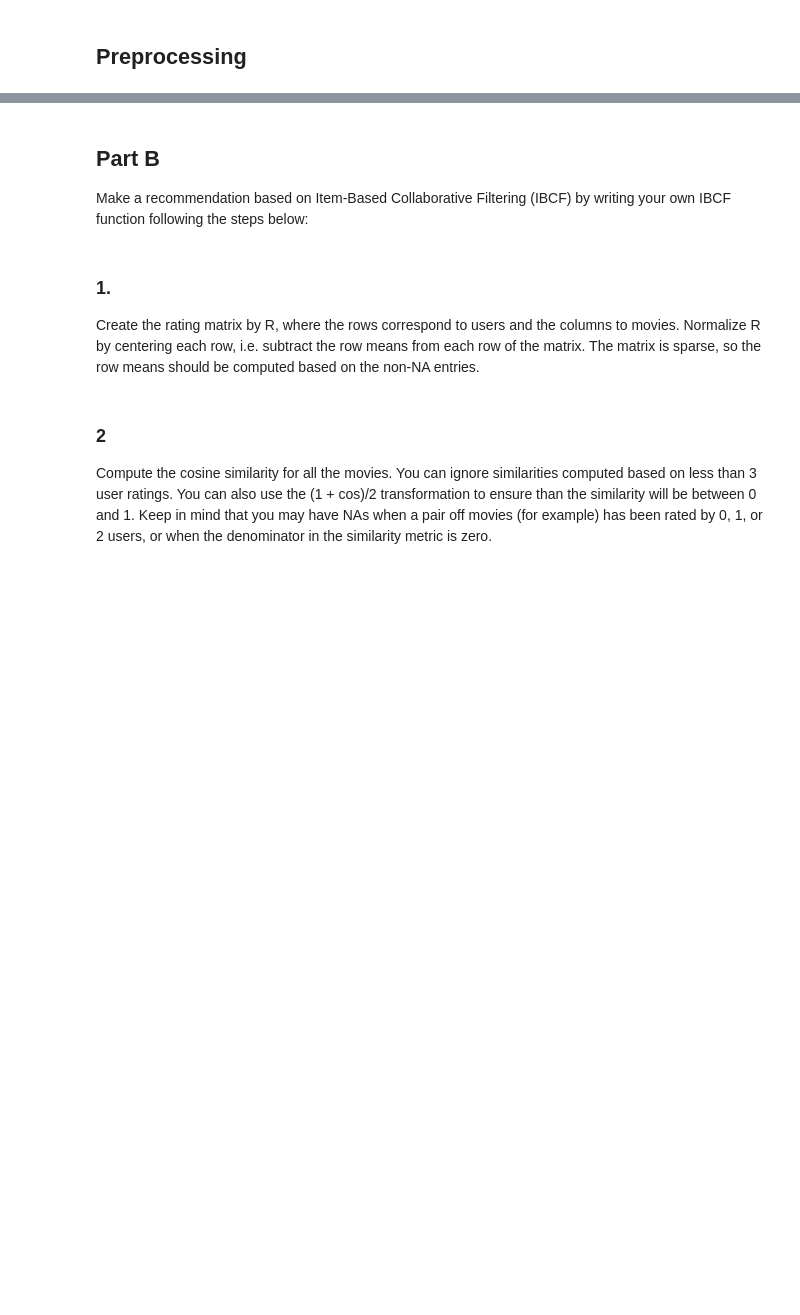
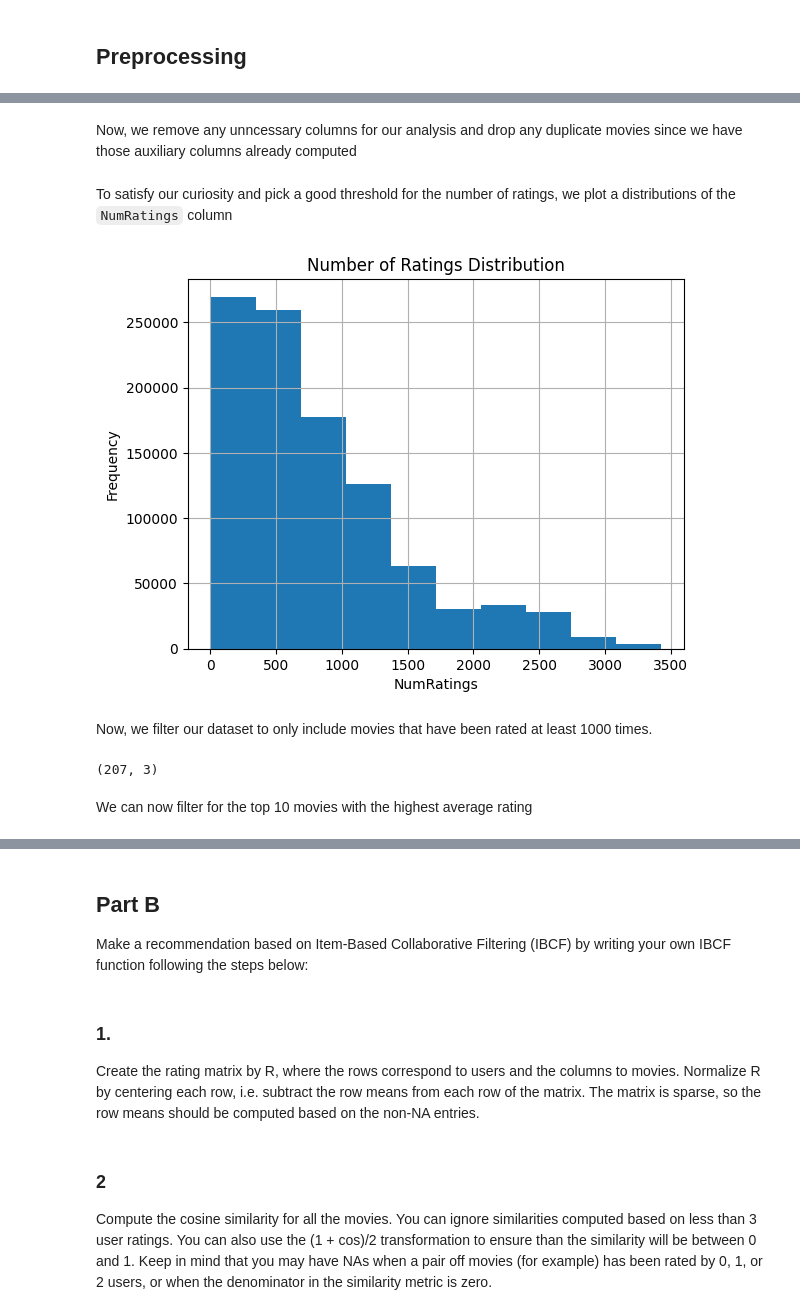
Before and after one commit to adiswami14/movie-recommender, a Jupyter notebook: MovieRecommendation.ipynb, the cells around one changed output, grey strips where cells are left out. Drawn from its saved outputs; the diff is of its cells as text; code cells hidden in the pictures; blank space fills up the shorter version.

```diff
--- a/MovieRecommendation.ipynb
+++ b/MovieRecommendation.ipynb
@@ -72,0 +92,10 @@ movies based on ratings for movies with at least 1,000 ratings, report these num
+# %%
+ratings_by_movie = ratings_df.groupby('MovieID')
+ratings_df['NumRatings'] = ratings_by_movie['MovieID'].transform('count')
+ratings_df['AvgRating'] = ratings_by_movie['Rating'].transform('mean')
+
+# Sanity checks
+assert(ratings_df.drop_duplicates('MovieID')['NumRatings'].sum() == ratings_df.shape[0])
+assert(ratings_df["AvgRating"].between(0, 5).all())
+# %% [markdown]
+Now, we remove any unncessary columns for our analysis and drop any duplicate movies since we have those auxiliary columns already computed
@@ -72,0 +108,21 @@ movies based on ratings for movies with at least 1,000 ratings, report these num
+# %% [markdown]
+To satisfy our curiosity and pick a good threshold for the number of ratings, we plot a distributions of the `NumRatings` column
+# %%
+ratings_df["NumRatings"].hist(bins=10)
+plt.xlabel("NumRatings")
+plt.ylabel("Frequency")
+plt.title("Number of Ratings Distribution")
+plt.show()
+# %% [output]
+[figure, added]
+# %% [markdown]
+Now, we filter our dataset to only include movies that have been rated at least 1000 times.
+# %%
+# Let's do an initial filter for ratings that at least have 1000 ratings
+threshold = 1000
+popular_movies = popular_movies[popular_movies['NumRatings'] >= threshold]
+popular_movies.shape
+# %% [output]
+(207, 3)
+# %% [markdown]
+We can now filter for the top 10 movies with the highest average rating
```
Also changed, not shown: parts of 19 cells of this notebook.
